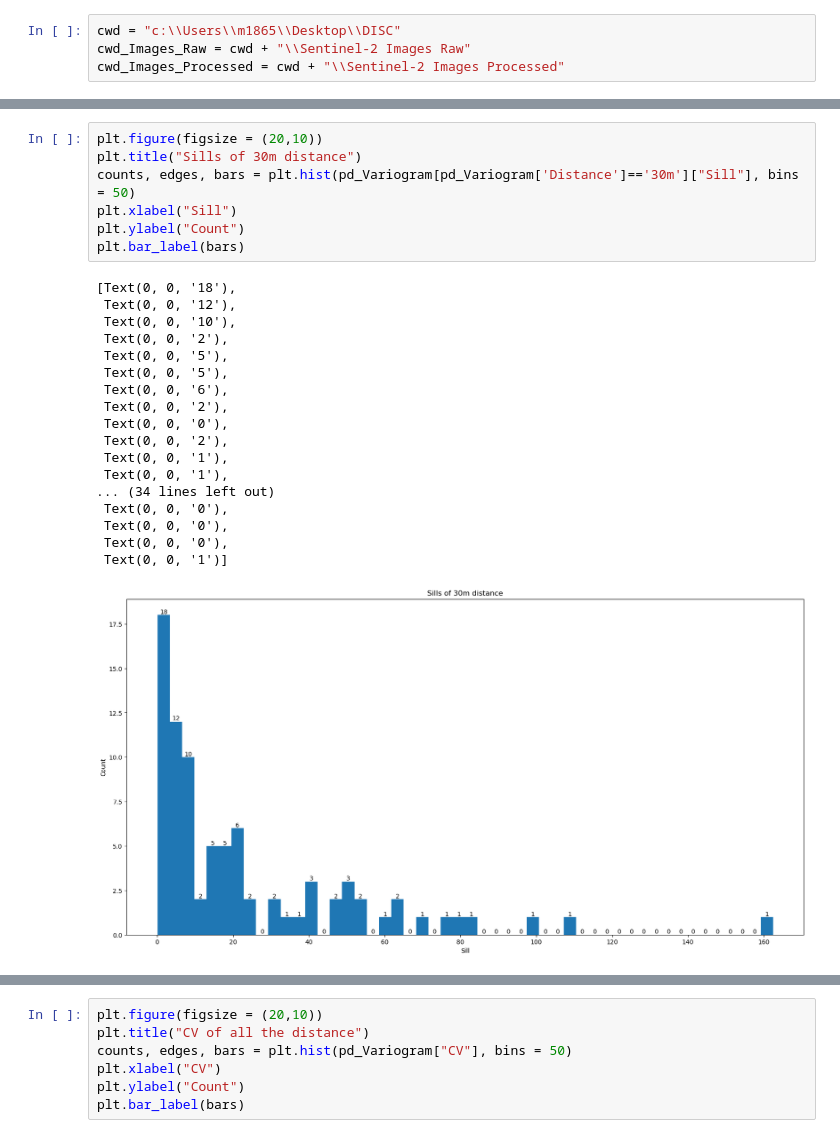
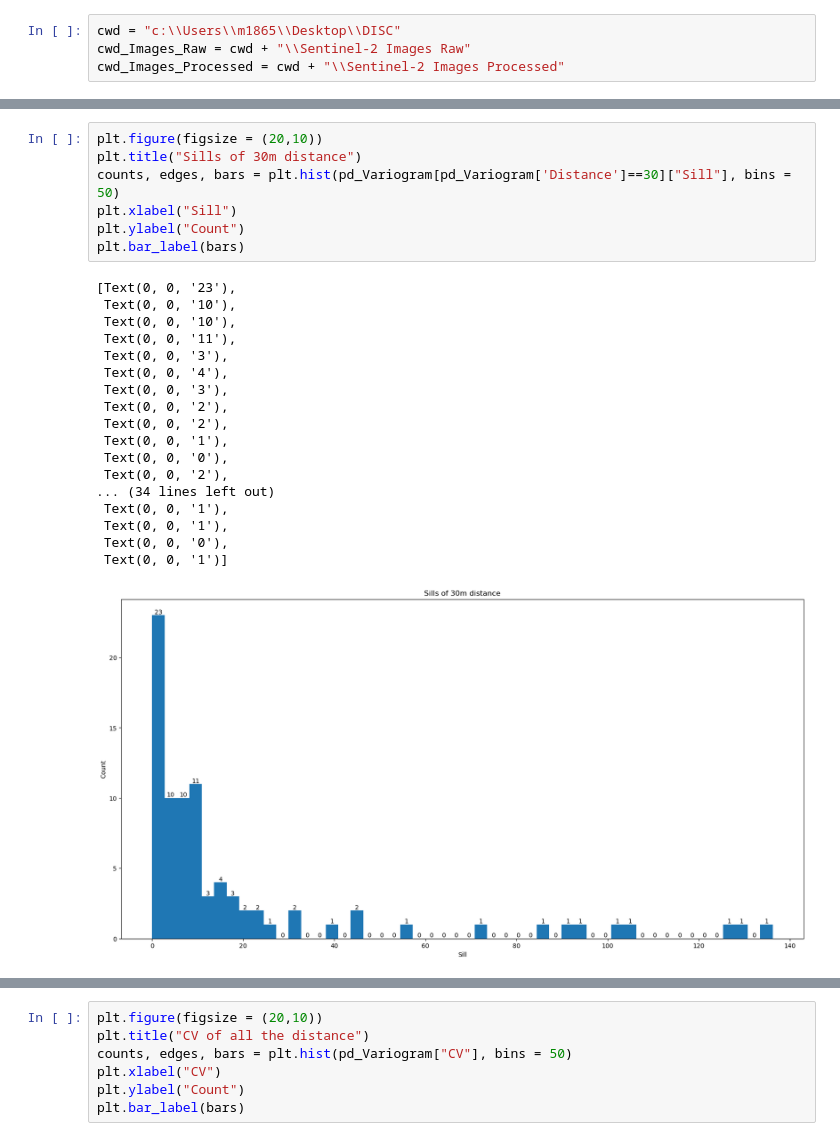
Before and after one commit to IAGO1215/DISCBICOCCA, a Jupyter notebook: NoteBooks Draft/Z-Histogram.ipynb, the cells around one changed output, grey strips where cells are left out. Cells and saved outputs as stored; diff of their text form.

```diff
--- a/NoteBooks Draft/Z-Histogram.ipynb
+++ b/NoteBooks Draft/Z-Histogram.ipynb
@@ -56,26 +68,26 @@ plt.bar_label(bars)
 # %%
 plt.figure(figsize = (20,10))
 plt.title("Sills of 30m distance")
-counts, edges, bars = plt.hist(pd_Variogram[pd_Variogram['Distance']=='30m']["Sill"], bins = 50)
+counts, edges, bars = plt.hist(pd_Variogram[pd_Variogram['Distance']==30]["Sill"], bins = 50)
 plt.xlabel("Sill")
 plt.ylabel("Count")
 plt.bar_label(bars)
 # %% [output]
-[Text(0, 0, '18'),
- Text(0, 0, '12'),
+[Text(0, 0, '23'),
  Text(0, 0, '10'),
+ Text(0, 0, '10'),
+ Text(0, 0, '11'),
+ Text(0, 0, '3'),
+ Text(0, 0, '4'),
+ Text(0, 0, '3'),
  Text(0, 0, '2'),
- Text(0, 0, '5'),
- Text(0, 0, '5'),
- Text(0, 0, '6'),
  Text(0, 0, '2'),
+ Text(0, 0, '1'),
  Text(0, 0, '0'),
  Text(0, 0, '2'),
+... (34 lines left out)
  Text(0, 0, '1'),
  Text(0, 0, '1'),
-... (34 lines left out)
- Text(0, 0, '0'),
- Text(0, 0, '0'),
  Text(0, 0, '0'),
  Text(0, 0, '1')]
-[figure, old version]
+[figure, new version]
```
Also changed, not shown: parts of 16 cells of this notebook, 4 other files.
